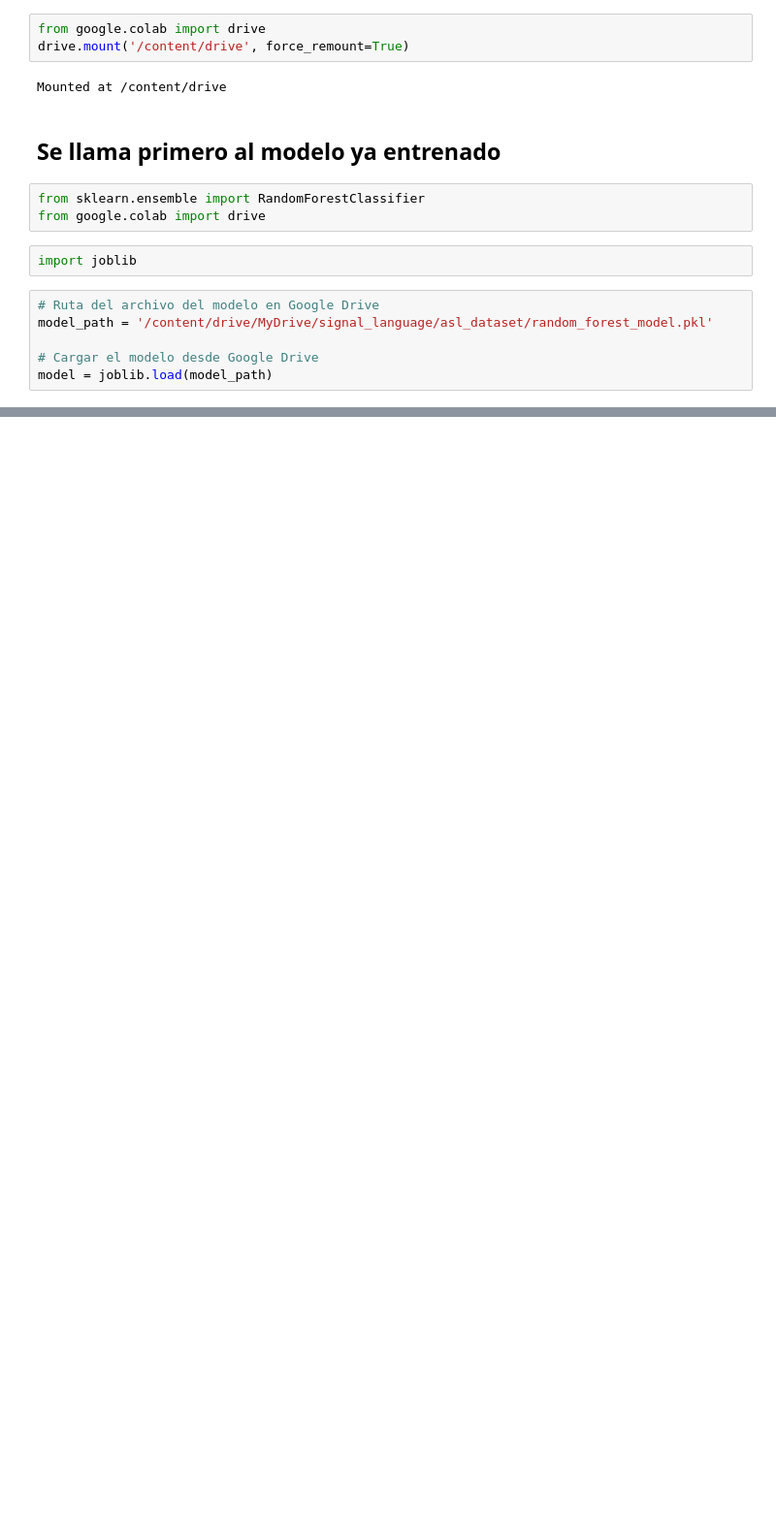
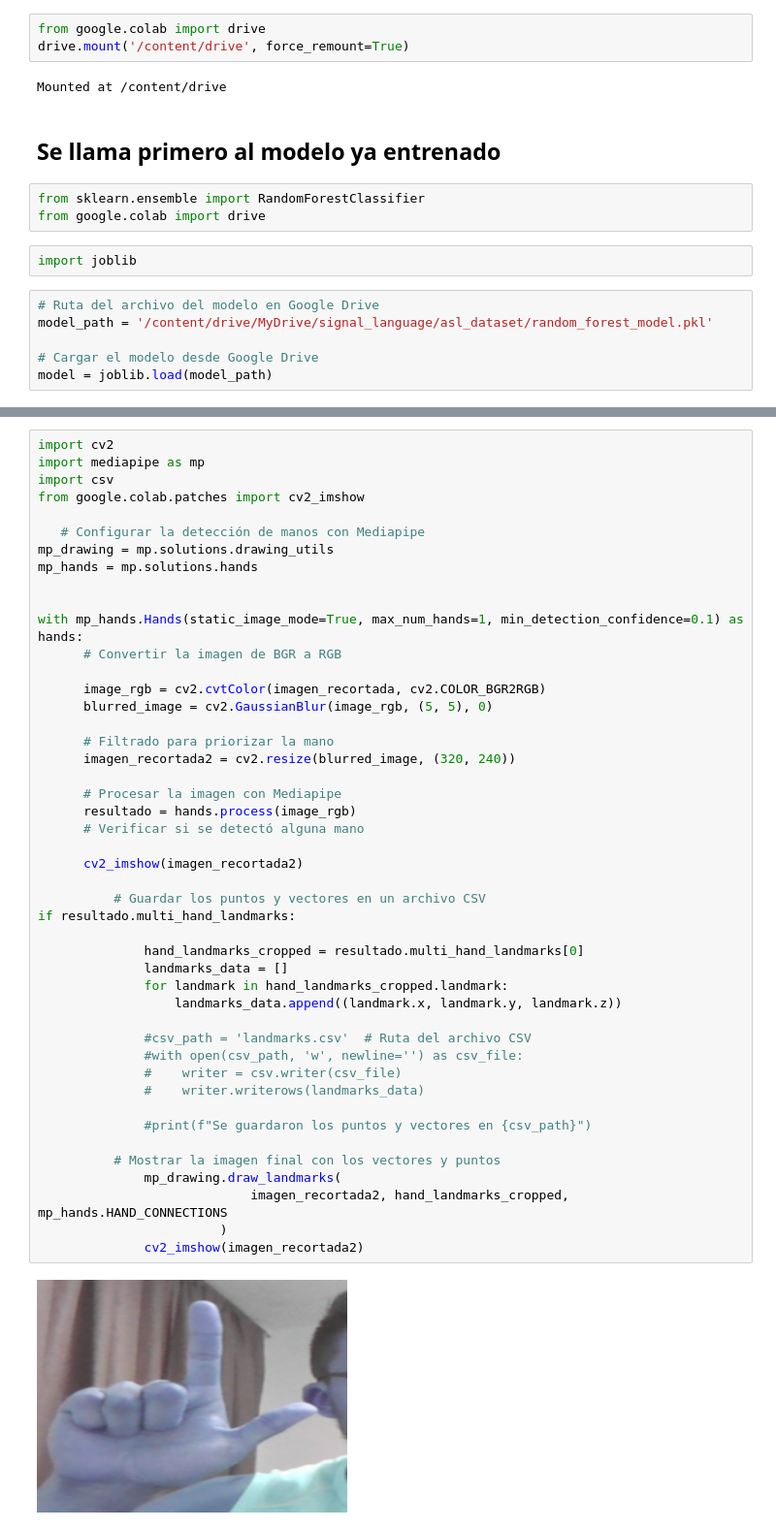
Before and after one commit to cristhiansito123/mai_hand, a Jupyter notebook: scripts/evaluation/evaluation_model.ipynb, the cells around one changed output, grey strips where cells are left out. Shown: that part at 97% size. Drawn from its saved outputs; the diff is of its cells as text; blank space fills up the shorter version.

```diff
--- a/scripts/evaluation/evaluation_model.ipynb
+++ b/scripts/evaluation/evaluation_model.ipynb
@@ -20,0 +218,48 @@ model = joblib.load(model_path)
+# %%
+import cv2
+import mediapipe as mp
+import csv
+from google.colab.patches import cv2_imshow
+
+   # Configurar la detección de manos con Mediapipe
+mp_drawing = mp.solutions.drawing_utils
+mp_hands = mp.solutions.hands
+
+
+with mp_hands.Hands(static_image_mode=True, max_num_hands=1, min_detection_confidence=0.1) as hands:
+      # Convertir la imagen de BGR a RGB
+
+      image_rgb = cv2.cvtColor(imagen_recortada, cv2.COLOR_BGR2RGB)
+      blurred_image = cv2.GaussianBlur(image_rgb, (5, 5), 0)
+
+      # Filtrado para priorizar la mano
+      imagen_recortada2 = cv2.resize(blurred_image, (320, 240))
+
+      # Procesar la imagen con Mediapipe
+      resultado = hands.process(image_rgb)
+      # Verificar si se detectó alguna mano
+
+      cv2_imshow(imagen_recortada2)
+
+          # Guardar los puntos y vectores en un archivo CSV
+if resultado.multi_hand_landmarks:
+
+              hand_landmarks_cropped = resultado.multi_hand_landmarks[0]
+              landmarks_data = []
+              for landmark in hand_landmarks_cropped.landmark:
+                  landmarks_data.append((landmark.x, landmark.y, landmark.z))
+
+              #csv_path = 'landmarks.csv'  # Ruta del archivo CSV
+              #with open(csv_path, 'w', newline='') as csv_file:
+              #    writer = csv.writer(csv_file)
+              #    writer.writerows(landmarks_data)
+
+              #print(f"Se guardaron los puntos y vectores en {csv_path}")
+
+          # Mostrar la imagen final con los vectores y puntos
+              mp_drawing.draw_landmarks(
+                            imagen_recortada2, hand_landmarks_cropped, mp_hands.HAND_CONNECTIONS
+                        )
+              cv2_imshow(imagen_recortada2)
+# %% [output]
+[figure, added]
```
Also changed, not shown: parts of 16 cells of this notebook.
